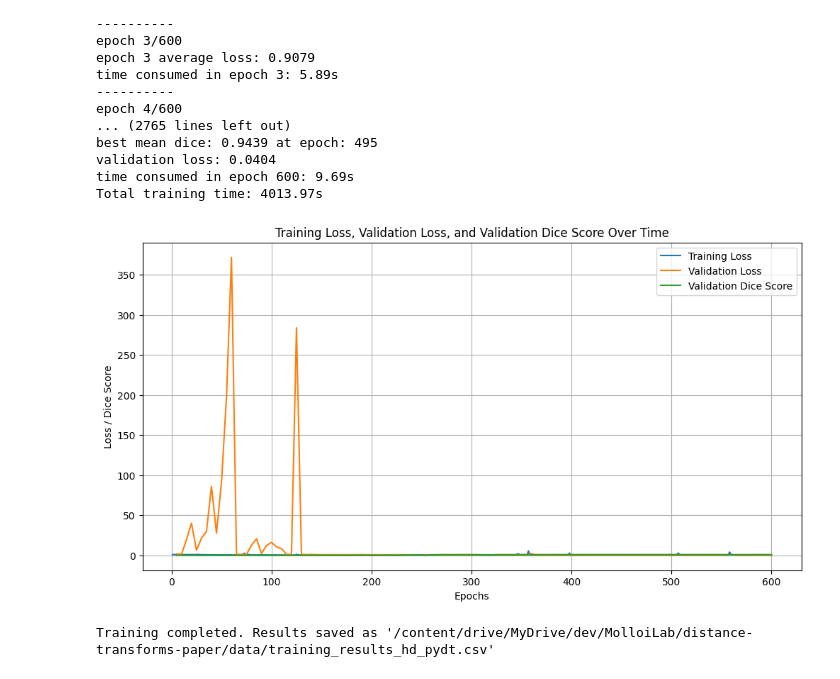
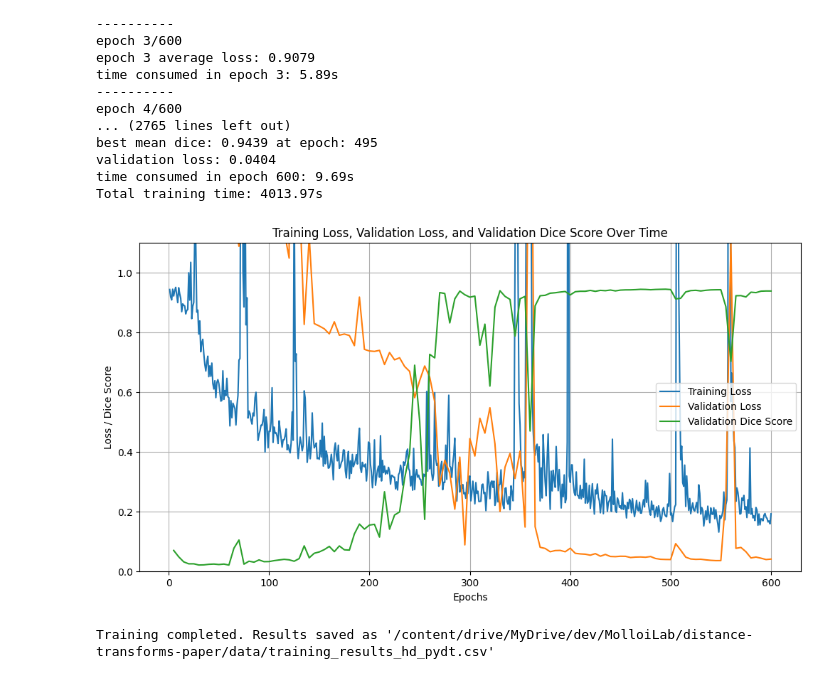
Before and after one commit to MolloiLab/distance-transforms-paper, a Jupyter notebook: hausdorff_loss.ipynb, the cells around one changed output. Cells and saved outputs as stored; diff of their text form; code cells hidden in the pictures.

```diff
--- a/hausdorff_loss.ipynb
+++ b/hausdorff_loss.ipynb
@@ -1161,17 +1162,18 @@ Total training time: 4013.97s
 # %%
 # After the training loop, create and show the plot
 plt.figure(figsize=(12, 6))
 plt.plot(epoch_values, epoch_loss_values, label='Training Loss')
 plt.plot(range(val_interval, len(val_loss_values) * val_interval + 1, val_interval), val_loss_values, label='Validation Loss')
 plt.plot(range(val_interval, len(metric_values) * val_interval + 1, val_interval), metric_values, label='Validation Dice Score')
 plt.xlabel('Epochs')
 plt.ylabel('Loss / Dice Score')
 plt.title('Training Loss, Validation Loss, and Validation Dice Score Over Time')
 plt.legend()
 plt.grid(True)
+plt.ylim(0, 1.1)  # This line clamps the y-axis from 0 to 1
 plt.show()
 # %% [output]
-[figure, old version]
+[figure, new version]
 # %%
 jl.seval("CUDA.GC.gc(true); CUDA.reclaim()") # IMPORTANT, otherwise GPU RAM overflows, not a huge slowdown penalty either
 # %%
```
Also changed, not shown: parts of 5 cells of this notebook, 33 other files.
